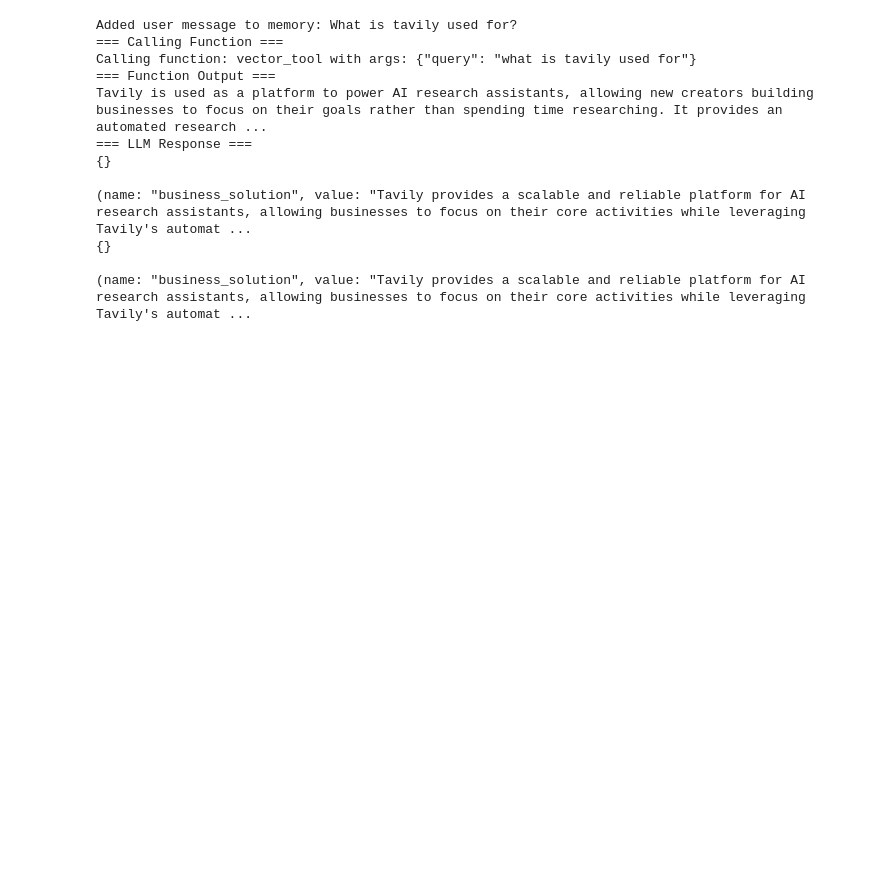
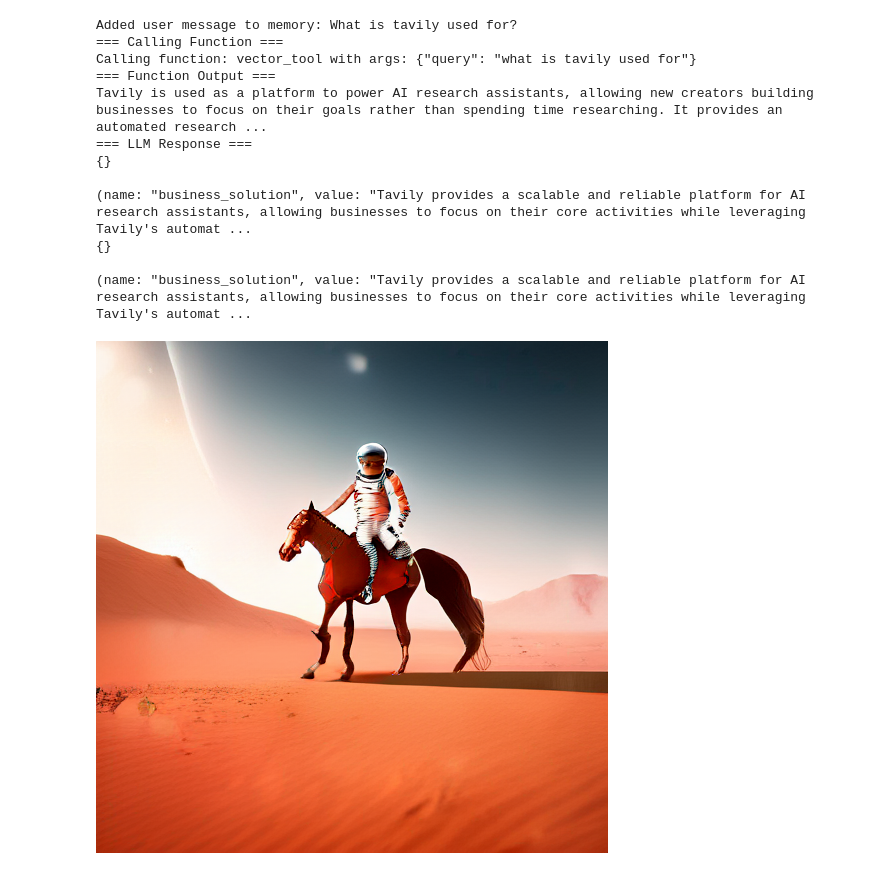
Before and after one commit to greenfacts/research-assistant, a Jupyter notebook: research-assistant.ipynb, the cells around one changed output. Cells and saved outputs as stored; diff of their text form; code cells hidden in the pictures; blank space fills up the shorter version.

```diff
--- a/research-assistant.ipynb
+++ b/research-assistant.ipynb
@@ -136,3 +161,54 @@ Tavily is used as a platform to power AI research assistants, allowing new creat
 {}
 
 (name: "business_solution", value: "Tavily provides a scalable and reliable platform for AI research assistants, allowing businesses to focus on their core activities while leveraging Tavily's automat ...
+# %%
+# from diffusers import StableDiffusionPipeline, EulerDiscreteScheduler
+import torch
+
+# model_id = "stabilityai/stable-diffusion-2"
+from diffusers import AmusedPipeline
+
+pipe = AmusedPipeline.from_pretrained(
+    "amused/amused-512", variant="fp16", torch_dtype=torch.float16
+)
+
+# scheduler = EulerDiscreteScheduler.from_pretrained(model_id, subfolder="scheduler")
+# pipe = StableDiffusionPipeline.from_pretrained(model_id, scheduler=scheduler, torch_dtype=torch.float16)
+# pipe = pipe.to("cuda")
+negative_prompt = "low quality, ugly"
+prompt = "a photo of an astronaut riding a horse on mars"
+# image = pipe(prompt).images[0]
+image = pipe(prompt, negative_prompt=negative_prompt, generator=torch.manual_seed(0)).images[0]
+image
+# %%
+from llama_index.core.tools import FunctionTool
+from typing import List
+
+from diffusers import StableDiffusionPipeline, EulerDiscreteScheduler
+
+# model_id = "stabilityai/stable-diffusion-2"
+# scheduler = EulerDiscreteScheduler.from_pretrained(model_id, subfolder="scheduler")
+# pipe = StableDiffusionPipeline.from_pretrained(model_id, scheduler=scheduler, torch_dtype=torch.float16)
+# pipe = pipe.to("cuda")
+
+
+
+def create_image(
+    text: str,
+) -> str:
+    """Create an image from text.
+
+    text (str): the text to be used to create an image.
+    """
+    image = pipe(prompt, negative_prompt=negative_prompt, generator=torch.manual_seed(0)).images[0]
+    return image
+
+
+create_image_tool = FunctionTool.from_defaults(
+    name="create_image",
+    fn=create_image
+)
+
+create_image("a photo of an astronaut riding a horse on mars")
+# %% [output]
+[figure, added]
```
Also changed, not shown: parts of 10 cells of this notebook, 1 other file.
